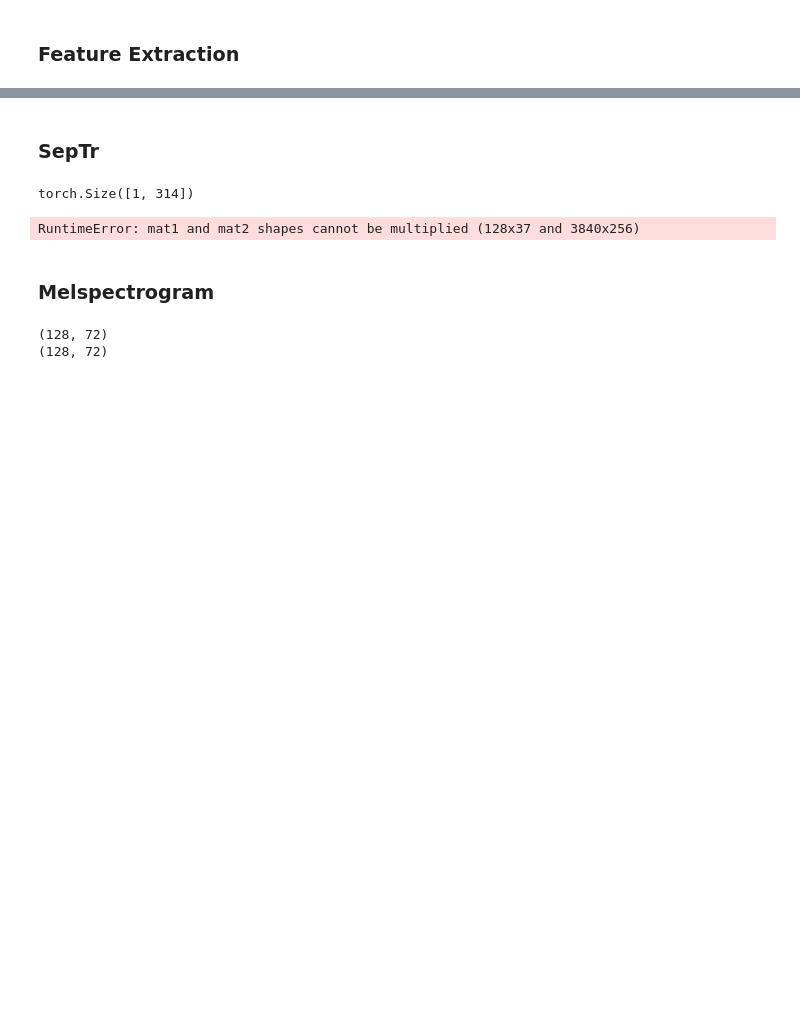
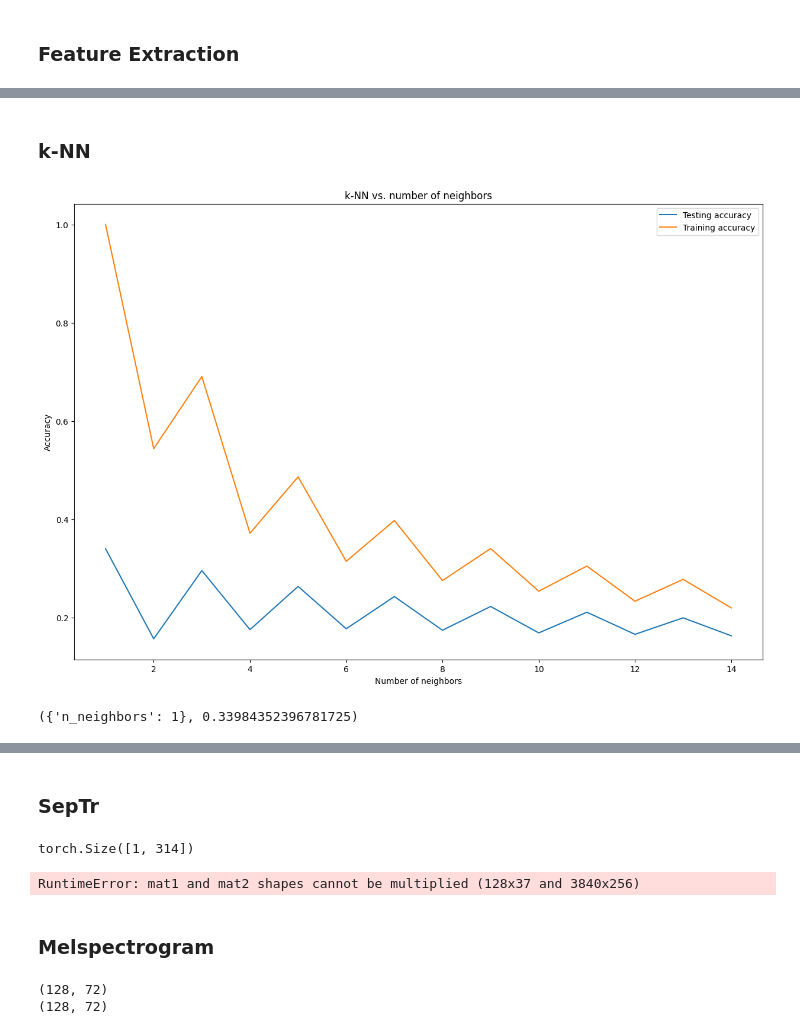
Before and after one commit to RobertoStaino/SER, a Jupyter notebook: exploration_crema.ipynb, the cells around one changed output, grey strips where cells are left out. Cells and saved outputs as stored; diff of their text form; code cells hidden in the pictures; blank space fills up the shorter version.

```diff
--- a/exploration_crema.ipynb
+++ b/exploration_crema.ipynb
@@ -199,0 +231,5 @@ x_train.shape, y_train.shape, x_test.shape, y_test.shape
+# %%
+pca = PCA()
+pca.fit(x_train)
+pca_train = pca.transform(x_train)
+pca_test = pca.transform(x_test)
@@ -199,0 +290,23 @@ x_train.shape, y_train.shape, x_test.shape, y_test.shape
+# %% [markdown]
+### k-NN
+# %%
+neighbors = range(1,15,1)
+knn_train_score, knn_val_score = validation_curve(kNN(), x_train, y_train, param_name='n_neighbors', param_range=neighbors, cv=5)
+
+plt.subplots(figsize=(15, 10))
+plt.title('k-NN vs. number of neighbors')
+plt.plot(neighbors, np.mean(knn_val_score, 1), label='Testing accuracy')
+plt.plot(neighbors, np.mean(knn_train_score, 1), label='Training accuracy')
+plt.legend()
+plt.xlabel('Number of neighbors')
+plt.ylabel('Accuracy')
+plt.show()
+# %% [output]
+[figure, added]
+# %%
+k_grid = {'n_neighbors': range(1, 10, 1)}
+knn_learner = GridSearchCV(estimator=kNN(), param_grid=k_grid, cv=5, return_train_score=True)
+knn_learner.fit(x_train, y_train)
+knn_learner.best_params_, knn_learner.best_score_
+# %% [output]
+({'n_neighbors': 1}, 0.33984352396781725)
```
Also changed, not shown: parts of 24 cells of this notebook, 2 other files.
